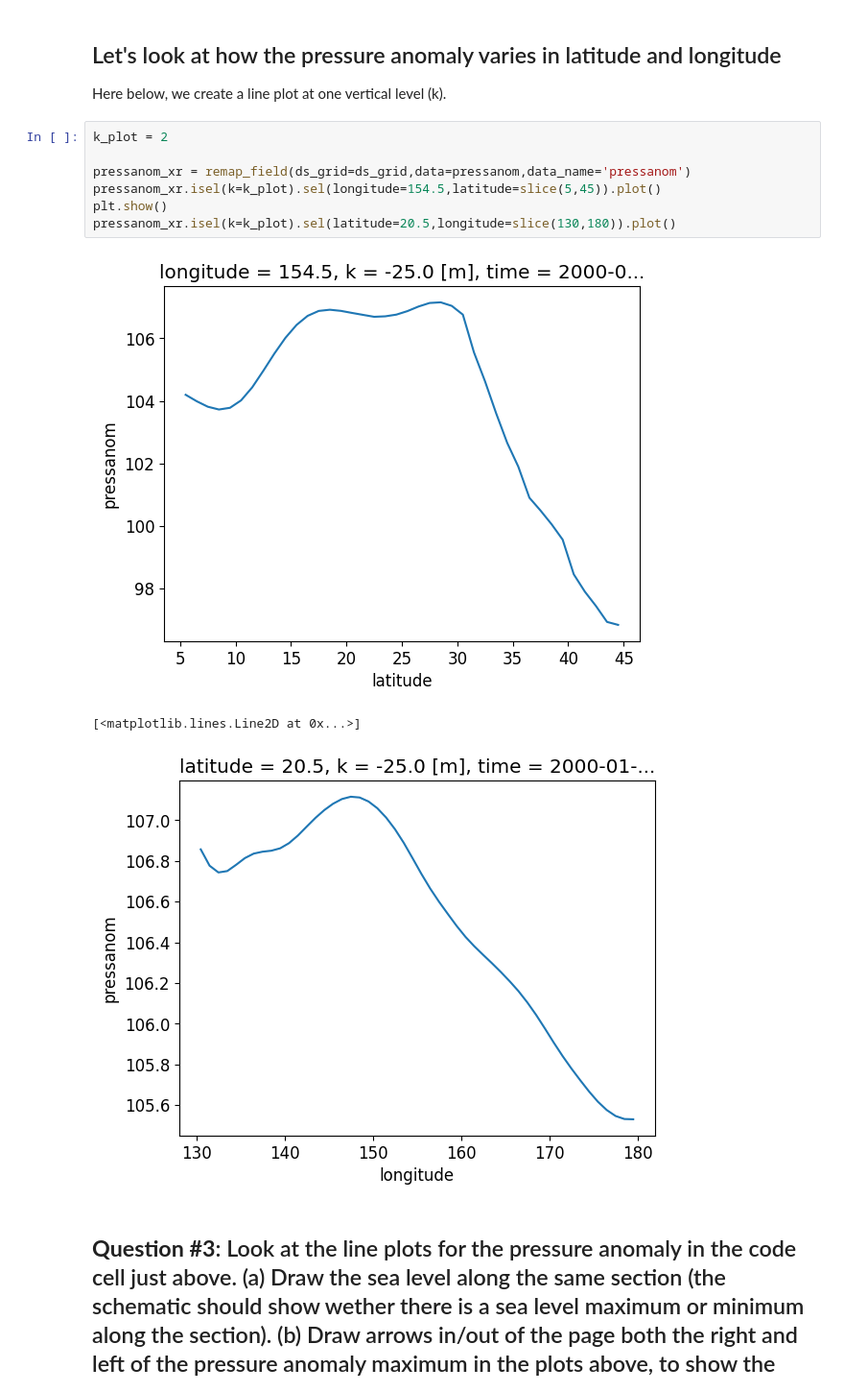
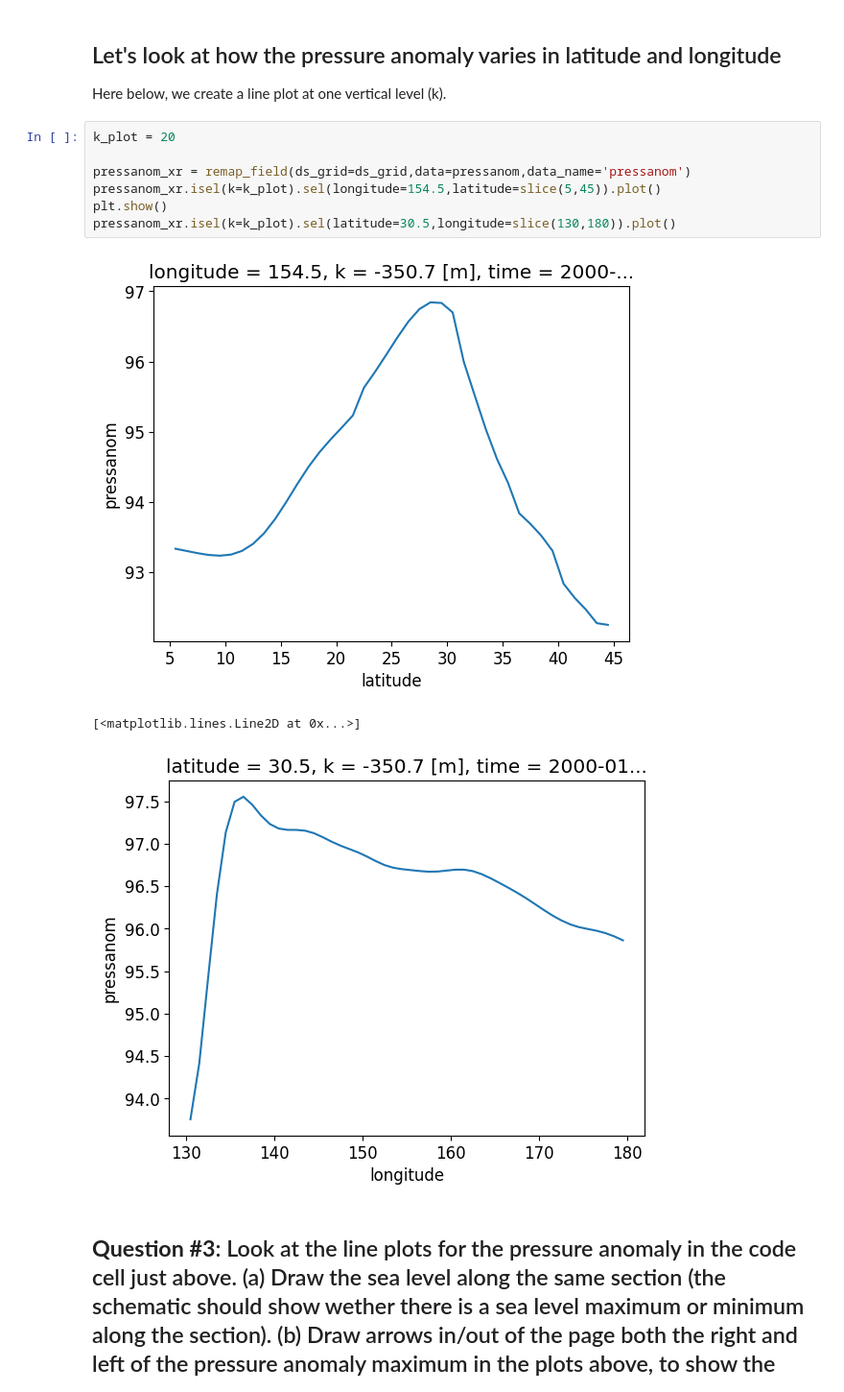
Before and after one commit to donatagiglio/ATOC5051_F2024_activities_ECCO, a Jupyter notebook: ATOC5051_Geostrophic_balance.ipynb, the cells around one changed output. Shown at 96% size. Drawn from its saved outputs; the diff is of its cells as text.

```diff
--- a/ATOC5051_Geostrophic_balance.ipynb
+++ b/ATOC5051_Geostrophic_balance.ipynb
@@ -339,16 +339,16 @@ plot_global_map(data=pressanom,data_name_plot='Pressure anomaly [m2/s2]',ds_grid
 
 Here below, we create a line plot at one vertical level (k).
 # %%
-k_plot = 2
+k_plot = 20
 
 pressanom_xr = remap_field(ds_grid=ds_grid,data=pressanom,data_name='pressanom')
 pressanom_xr.isel(k=k_plot).sel(longitude=154.5,latitude=slice(5,45)).plot()
 plt.show()
-pressanom_xr.isel(k=k_plot).sel(latitude=20.5,longitude=slice(130,180)).plot()
+pressanom_xr.isel(k=k_plot).sel(latitude=30.5,longitude=slice(130,180)).plot()
 # %% [output]
-[figure, old version]
+[figure, new version]
 [<matplotlib.lines.Line2D at 0x...>]
-[figure, old version]
+[figure, new version]
 # %% [markdown]
 ## **Question #3**: Look at the line plots for the pressure anomaly in the code cell just above. (a) Draw the sea level along the same section (the schematic should show wether there is a sea level maximum or minimum  along the section). (b) Draw arrows in/out of the page both the right and left of the pressure anomaly maximum in the plots above, to show the directions of the geostrophic flow. (c) Is this a cyclonic or anticyclonic gyre?
 # %% [markdown]
```
Also changed, not shown: parts of 6 cells of this notebook.
